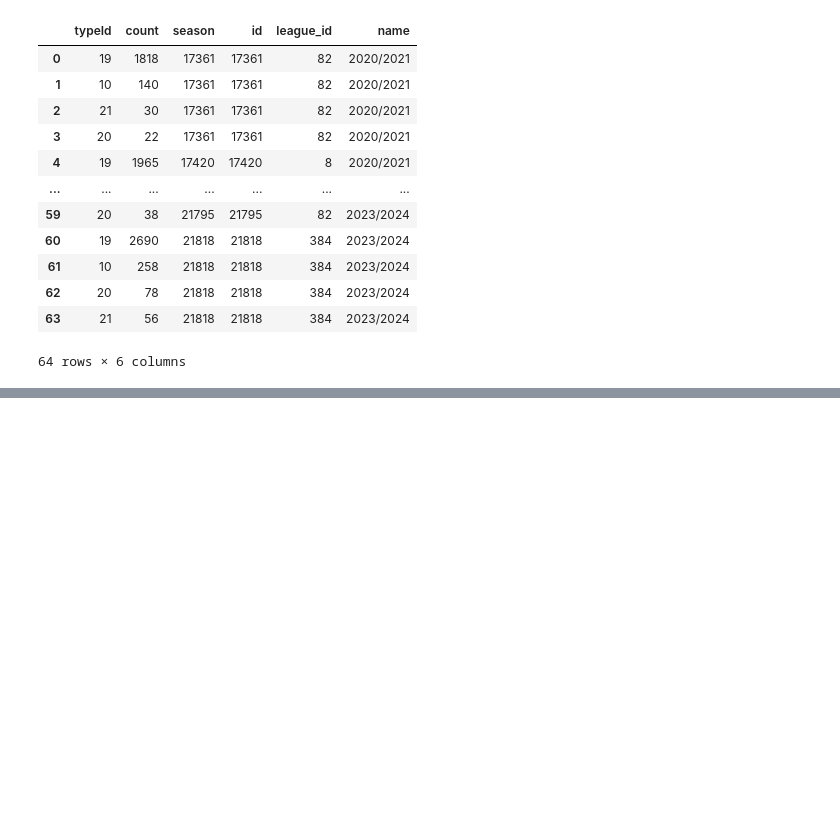
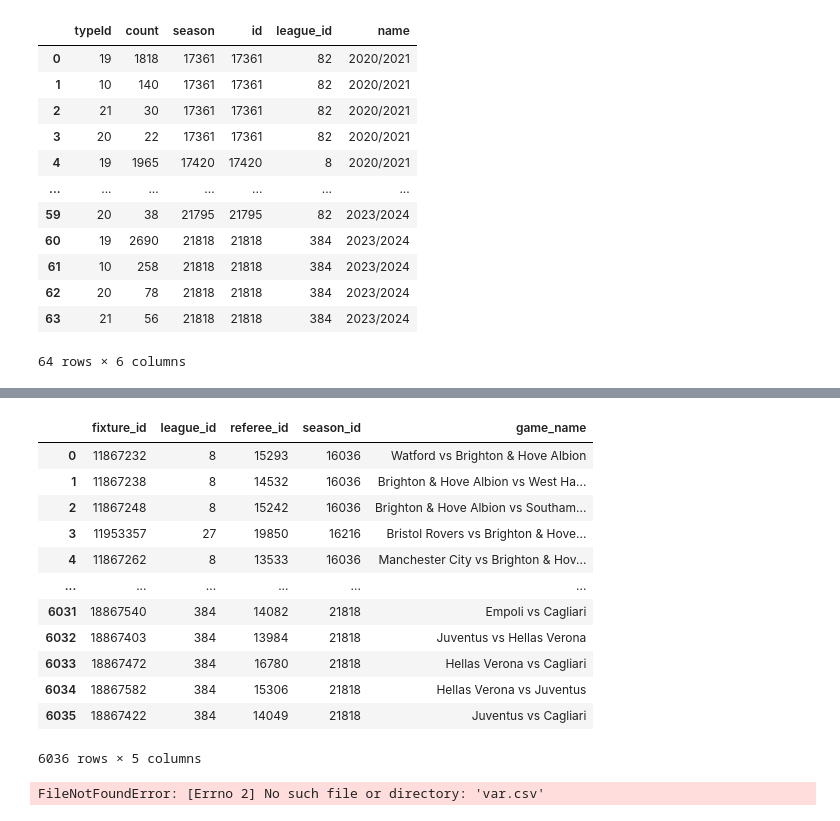
Before and after one commit to AneliaAB/Visualisering, a Jupyter notebook: analyse.ipynb, the cells around one changed output, grey strips where cells are left out. Drawn from its saved outputs; the diff is of its cells as text; code cells hidden in the pictures; blank space fills up the shorter version.

```diff
--- a/analyse.ipynb
+++ b/analyse.ipynb
@@ -74,0 +102,19 @@ league_8.to_csv('data/analyse/countPerLeague/league8.csv')
+# %%
+import plotly.graph_objects as go
+import plotly
+import os
+import pandas as pd
+
+path = 'data/analyse/countPerLeague'
+size=[]
+y=[]
+league_names = []
+
+for file in os.listdir(path):
+    event_file = pd.read_csv(f'{path}/{file}')
+    type_names = [i for i in event_file['name']]
+    event_file = pd.read_csv(f'{path}/{file}')
+    size = size + [i for i in event_file['count']]
+    y = y + [i for i in event_file['Unnamed: 0']]
+    league_names.append(file.split('.')[0])
+    print(event_file)
@@ -74,0 +190,12 @@ league_8.to_csv('data/analyse/countPerLeague/league8.csv')
+# %%
+import math
+path = 'data/analyse/countPerLeague'
+size2=[]
+y=[]
+
+for file in os.listdir(path):
+    x_axis = 1
+    event_file = pd.read_csv(f'{path}/{file}')
+    size2 = size2 + [math.log(i) for i in event_file['count']]
+    y = y + [i for i in event_file['Unnamed: 0']]
+    print(size2)
@@ -74,0 +250,39 @@ league_8.to_csv('data/analyse/countPerLeague/league8.csv')
+# %%
+id_list = [i for i in relevant_seasons['id']]
+fixtures_dict = {'fixture_id':[], 'league_id':[], 'referee_id':[], 'season_id':[], 'game_name':[]}
+path = 'data/fixtures'
+for file in os.listdir(path):
+    if int(file.split('_')[1].strip('.csv')) in id_list:
+        event_file = pd.read_csv(f'{path}/{file}')
+        fixtures_dict['fixture_id'] = fixtures_dict['fixture_id']  + [i for i in event_file['fixture_id']]
+        fixtures_dict['league_id'] = fixtures_dict['league_id']  + [i for i in event_file['league_id']]
+        fixtures_dict['referee_id'] = fixtures_dict['referee_id']  + [i for i in event_file['referee']]
+        fixtures_dict['season_id'] = fixtures_dict['season_id']  + [i for i in event_file['season_id']]
+        fixtures_dict['game_name'] = fixtures_dict['game_name']  + [i for i in event_file['name']]
+fixtures_dict = pd.DataFrame.from_dict(fixtures_dict)
+fixtures_dict
+# %% [output]
+|  | fixture_id | league_id | referee_id | season_id | game_name |
+| 0 | 11867232 | 8 | 15293 | 16036 | Watford vs Brighton & Hove Albion |
+| 1 | 11867238 | 8 | 14532 | 16036 | Brighton & Hove Albion vs West Ha... |
+| 2 | 11867248 | 8 | 15242 | 16036 | Brighton & Hove Albion vs Southam... |
+| 3 | 11953357 | 27 | 19850 | 16216 | Bristol Rovers vs Brighton & Hove... |
+| 4 | 11867262 | 8 | 13533 | 16036 | Manchester City vs Brighton & Hov... |
+| ... | ... | ... | ... | ... | ... |
+| 6031 | 18867540 | 384 | 14082 | 21818 | Empoli vs Cagliari |
+| 6032 | 18867403 | 384 | 13984 | 21818 | Juventus vs Hellas Verona |
+| 6033 | 18867472 | 384 | 16780 | 21818 | Hellas Verona vs Cagliari |
+| 6034 | 18867582 | 384 | 15306 | 21818 | Hellas Verona vs Juventus |
+| 6035 | 18867422 | 384 | 14049 | 21818 | Juventus vs Cagliari |
+6036 rows × 5 columns
+# %%
+var_events = pd.read_csv('var.csv')
+path = 'data/events'
+for file in os.listdir(path):
+    event_file = pd.read_csv(f'{path}/{file}')
+    event_file = event_file[event_file['type_id']==10]
+    var_events = pd.concat([var_events, event_file])
+
+var_events.to_csv('var.csv', index=False)
+# %% [output]
+FileNotFoundError: [Errno 2] No such file or directory: 'var.csv'
```
Also changed, not shown: parts of 33 cells of this notebook, 8 other files.
